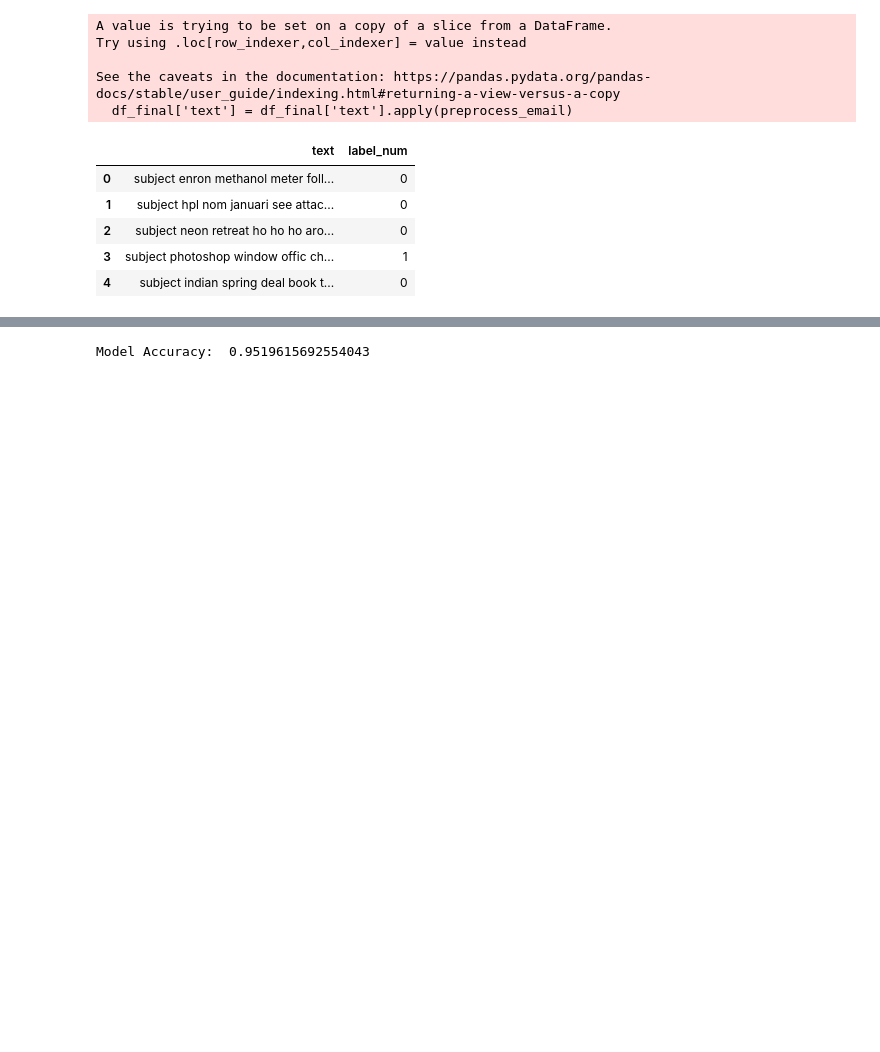
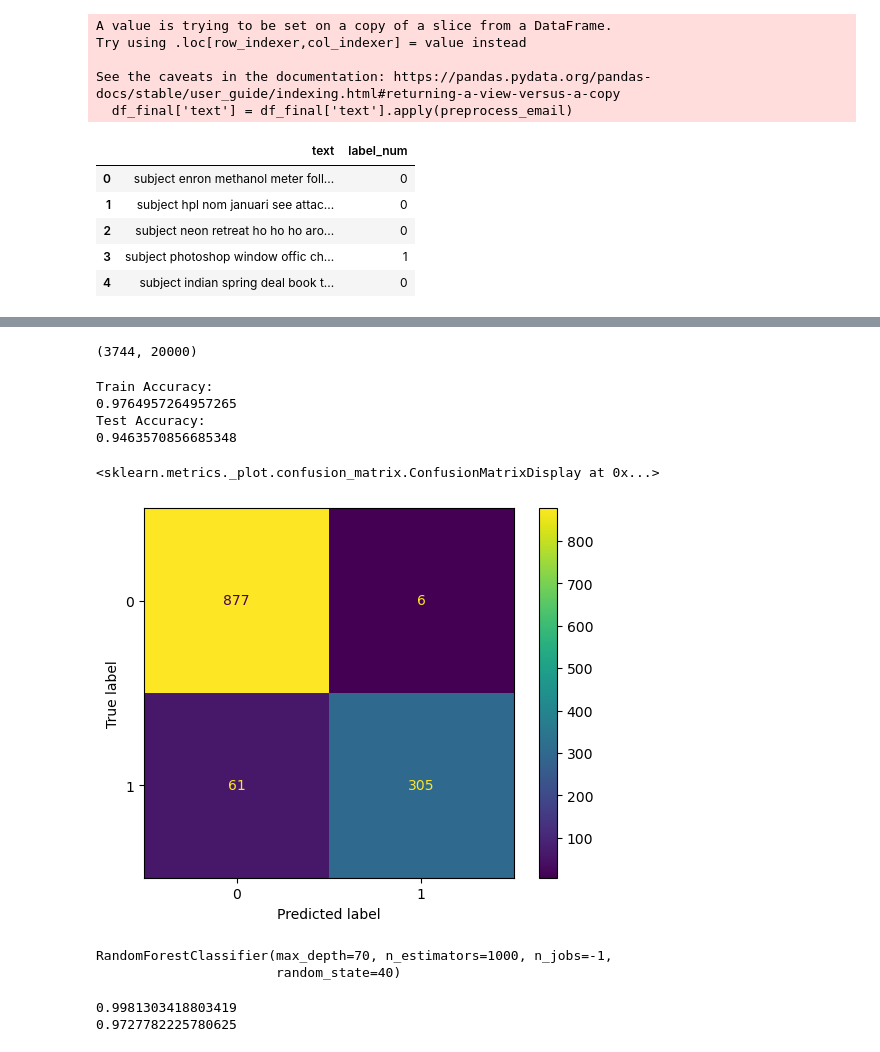
Before and after one commit to HamadKhan345/ml-mini-projects, a Jupyter notebook: email-spam-classifier/Email_Spam.ipynb, the cells around one changed output, grey strips where cells are left out. Cells and saved outputs as stored; diff of their text form; code cells hidden in the pictures; blank space fills up the shorter version.

```diff
--- a/email-spam-classifier/Email_Spam.ipynb
+++ b/email-spam-classifier/Email_Spam.ipynb
@@ -186,7 +190,11 @@ X_train, X_test, y_train, y_test = train_test_split(df_final['text'], df_final['
 # %%
-tfid = TfidfVectorizer(max_features=5000)
+tfid = TfidfVectorizer(max_features=20000)
 
 X_train_tf = tfid.fit_transform(X_train)
 X_test_tf = tfid.transform(X_test)
+# %%
+X_train_tf.shape
+# %% [output]
+(3744, 20000)
 # %%
 from sklearn.naive_bayes import MultinomialNB
@@ -194,10 +202,47 @@ from sklearn.metrics import accuracy_score
 # %%
-model = MultinomialNB()
-model.fit(X_train_tf, y_train)
+mNB = MultinomialNB()
+mNB.fit(X_train_tf, y_train)
 
-y_pred = model.predict(X_test_tf)
+y_train_pred = mNB.predict(X_train_tf)
+print('Train Accuracy: ')
+print(accuracy_score(y_train, y_train_pred))
+
+print('Test Accuracy: ')
+y_test_pred = mNB.predict(X_test_tf)
+print(accuracy_score(y_test, y_test_pred))
+# %% [output]
+Train Accuracy:
+0.9764957264957265
+Test Accuracy:
+0.9463570856685348
-# %%
-accuracy = accuracy_score(y_test, y_pred)
-print("Model Accuracy: ", accuracy)
-# %% [output]
-Model Accuracy:  0.9519615692554043
+# %%
+cm_nb = confusion_matrix(y_test, y_test_pred)
+disp = ConfusionMatrixDisplay(confusion_matrix=cm_nb)
+disp.plot()
+# %% [output]
+<sklearn.metrics._plot.confusion_matrix.ConfusionMatrixDisplay at 0x...>
+[figure, added]
+# %%
+from sklearn.ensemble import RandomForestClassifier
+
+RF = RandomForestClassifier(
+    n_estimators=1000,
+    criterion='gini',
+    max_depth=70,
+    random_state=40,
+    n_jobs=-1,
+)
+
+RF.fit(X_train_tf, y_train)
+# %% [output]
+RandomForestClassifier(max_depth=70, n_estimators=1000, n_jobs=-1,
+                       random_state=40)
+# %%
+y_train_RF = RF.predict(X_train_tf)
+print(accuracy_score(y_train, y_train_RF))
+
+y_test_RF = RF.predict(X_test_tf)
+print(accuracy_score(y_test, y_test_RF))
+# %% [output]
+0.9981303418803419
+0.9727782225780625
```
Also changed, not shown: parts of 6 cells of this notebook.
